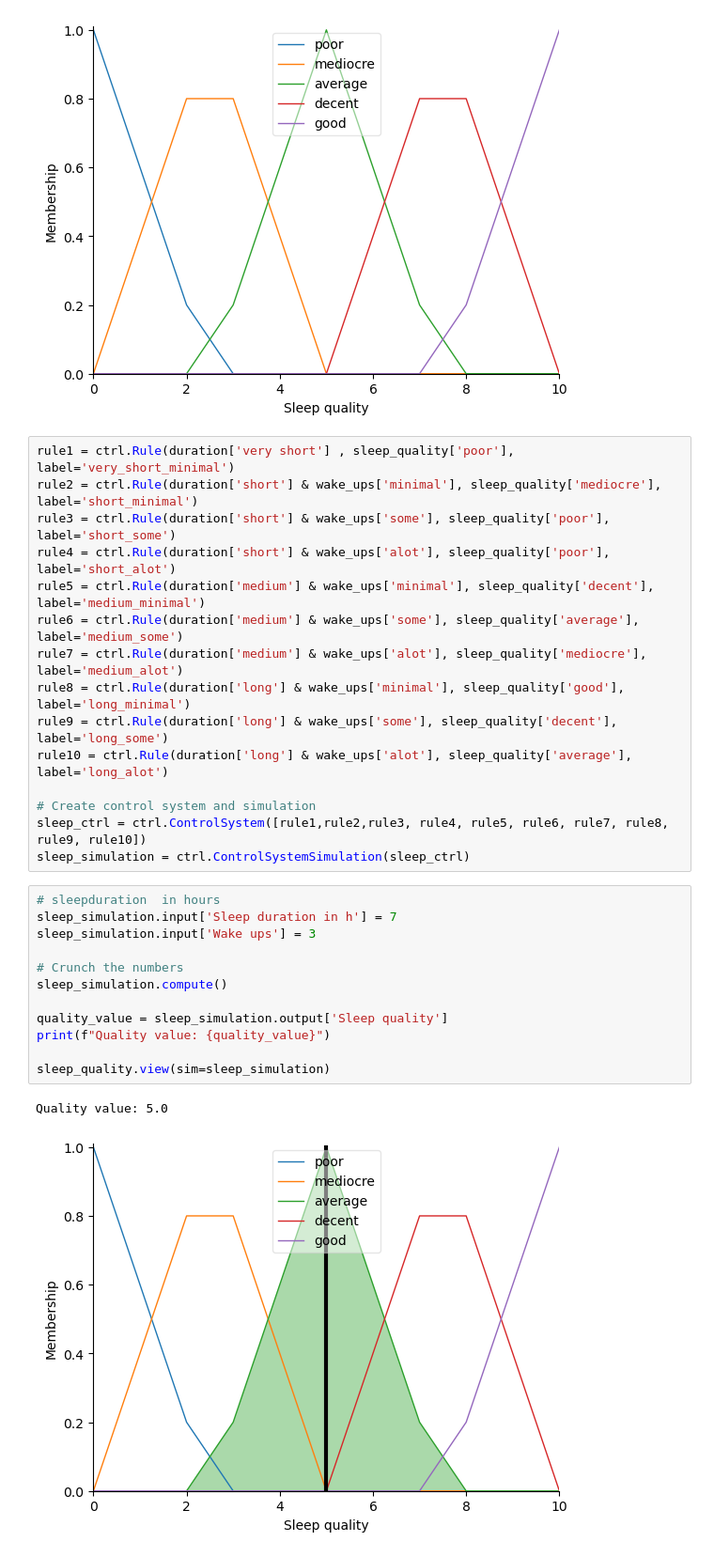
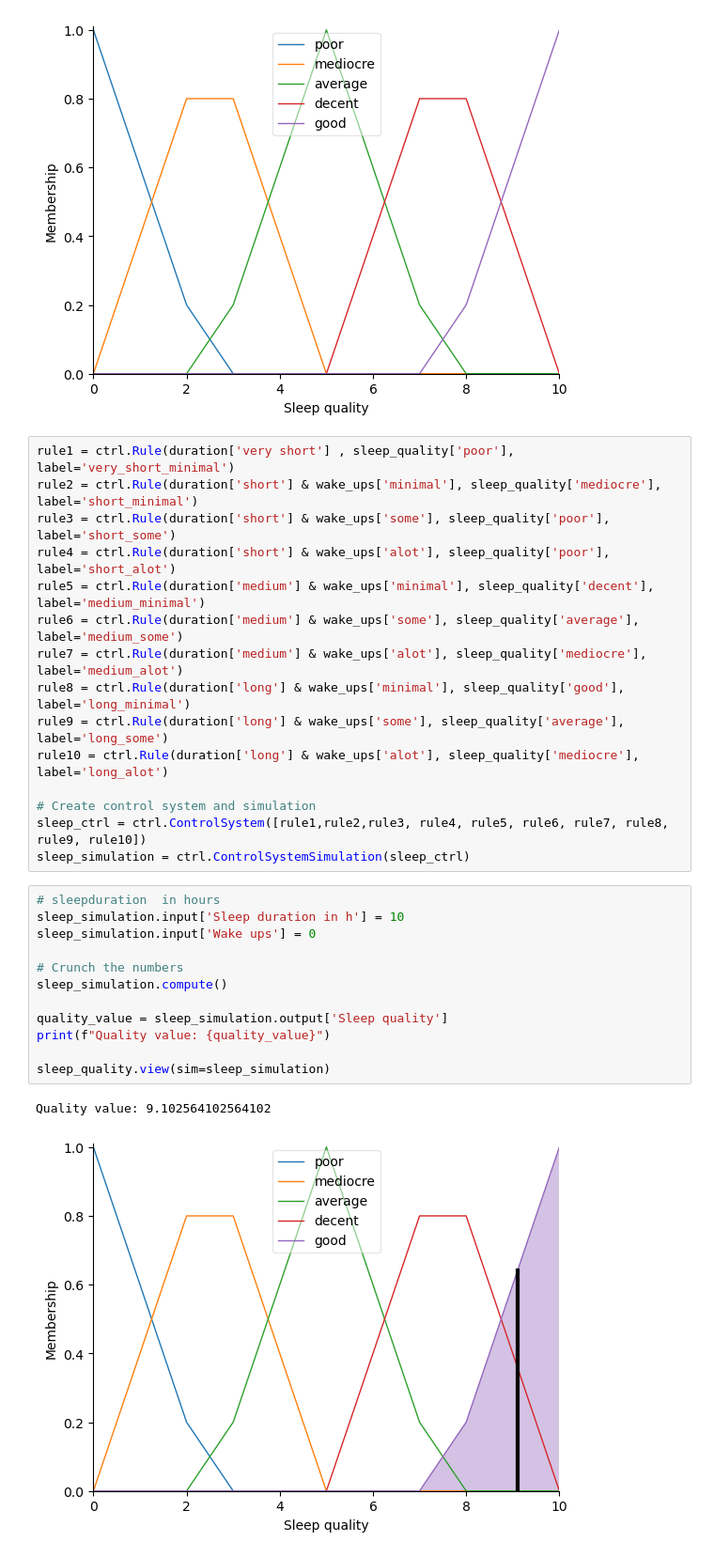
Before and after one commit to byBastien/fuzzy-tutorial, a Jupyter notebook: 03_QualityOfSleep.ipynb, the cells around one changed output. Shown at 94% size. Cells and saved outputs as stored; diff of their text form.

```diff
--- a/03_QualityOfSleep.ipynb
+++ b/03_QualityOfSleep.ipynb
@@ -39,24 +39,24 @@ rule5 = ctrl.Rule(duration['medium'] & wake_ups['minimal'], sleep_quality['decen
 rule6 = ctrl.Rule(duration['medium'] & wake_ups['some'], sleep_quality['average'], label='medium_some')
 rule7 = ctrl.Rule(duration['medium'] & wake_ups['alot'], sleep_quality['mediocre'], label='medium_alot')
 rule8 = ctrl.Rule(duration['long'] & wake_ups['minimal'], sleep_quality['good'], label='long_minimal')
-rule9 = ctrl.Rule(duration['long'] & wake_ups['some'], sleep_quality['decent'], label='long_some')
-rule10 = ctrl.Rule(duration['long'] & wake_ups['alot'], sleep_quality['average'], label='long_alot')
+rule9 = ctrl.Rule(duration['long'] & wake_ups['some'], sleep_quality['average'], label='long_some')
+rule10 = ctrl.Rule(duration['long'] & wake_ups['alot'], sleep_quality['mediocre'], label='long_alot')
 
 # Create control system and simulation
 sleep_ctrl = ctrl.ControlSystem([rule1,rule2,rule3, rule4, rule5, rule6, rule7, rule8, rule9, rule10])
 sleep_simulation = ctrl.ControlSystemSimulation(sleep_ctrl)
 # %%
 # sleepduration  in hours
-sleep_simulation.input['Sleep duration in h'] = 7
-sleep_simulation.input['Wake ups'] = 3
+sleep_simulation.input['Sleep duration in h'] = 10
+sleep_simulation.input['Wake ups'] = 0
 
 # Crunch the numbers
 sleep_simulation.compute()
 
 quality_value = sleep_simulation.output['Sleep quality']
 print(f"Quality value: {quality_value}")
 
 sleep_quality.view(sim=sleep_simulation)
 # %% [output]
-Quality value: 5.0
+Quality value: 9.102564102564102
-[figure, old version]
+[figure, new version]
```
